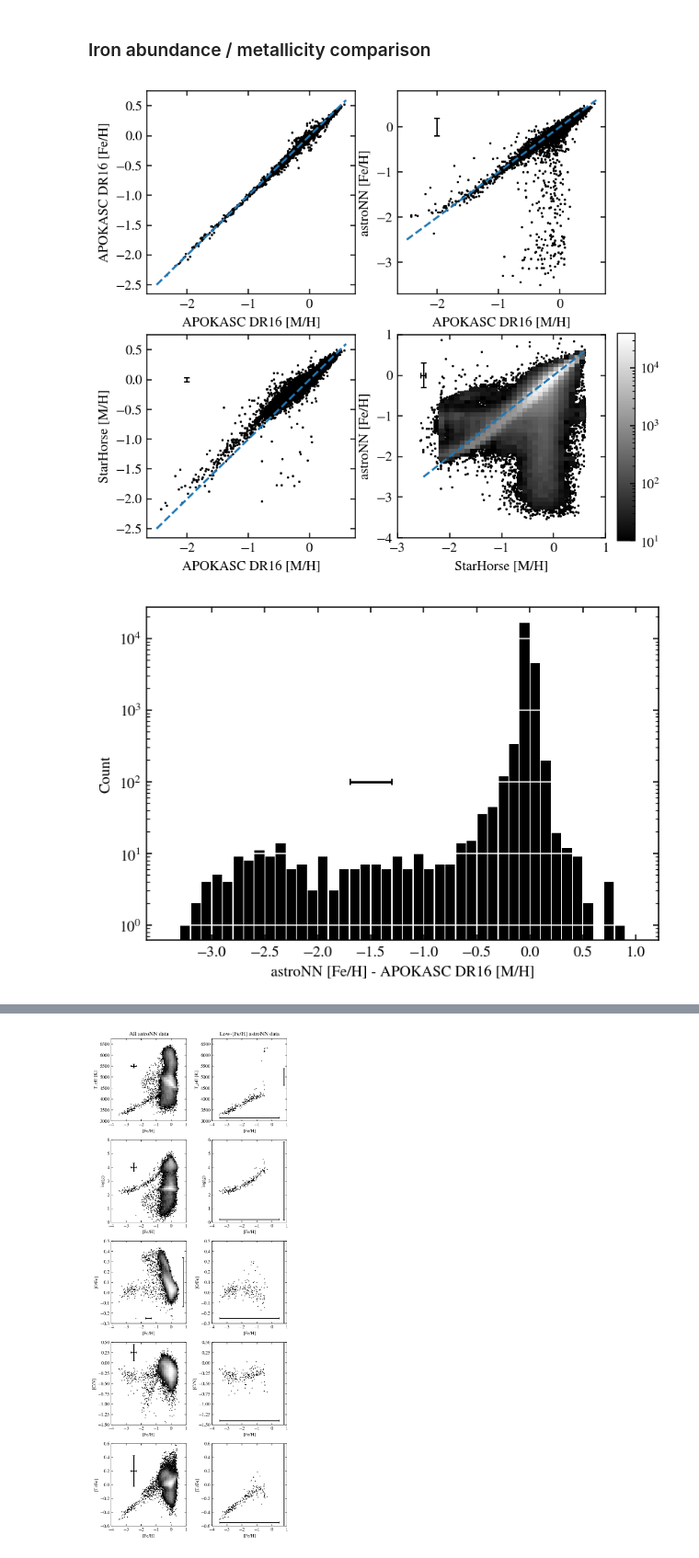
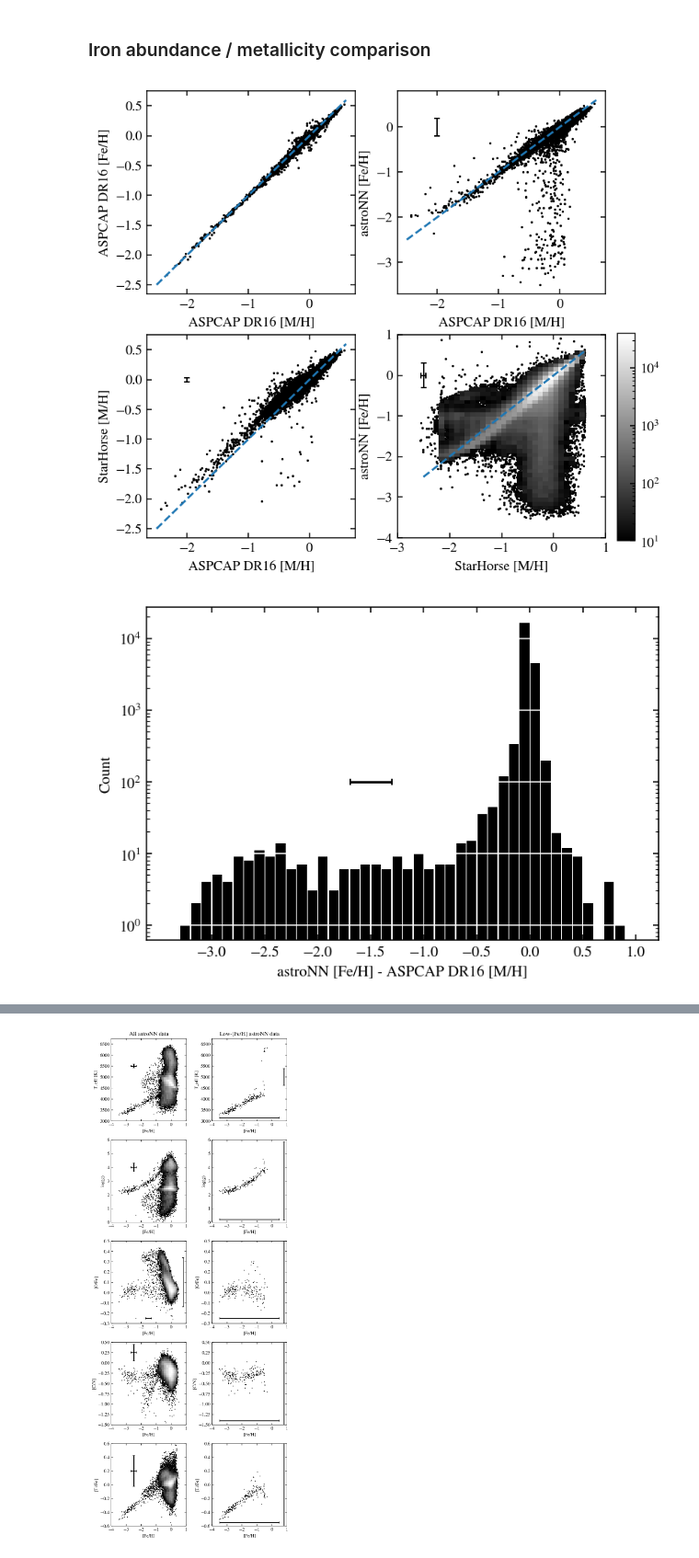
Before and after one commit to lodubay/first-year-project, a Jupyter notebook: compare_datasets.ipynb, the cells around one changed output, grey strips where cells are left out. Shown at 92% size. Saved outputs shown, nothing was run; the diff lists cells and outputs as text; code cells hidden in the pictures.

```diff
--- a/compare_datasets.ipynb
+++ b/compare_datasets.ipynb
@@ -66,7 +66,10 @@ apokasc_cols = ['2MASS_ID', #'LOC_ID',
                 'APOKASC2_AGE', 'APOKASC2_AGE_MERR',
                 'APOKASC2_AGE_PERR', 'DR16_ALP_M_COR', 'DR16_ALP_M_COR_ERR',
                 'DR16_FE_H', 'DR16_FE_H_ERR', 'DR16_M_H_COR',
-                'DR16_M_H_COR_ERR', 'DR16_O_FE', 'DR16_O_FE_ERR']
+                'DR16_M_H_COR_ERR', 'DR16_O_FE', 'DR16_O_FE_ERR',
+                'GAIA_PARALLAX_DR2', 'GAIA_PARALLAX_ERROR_DR2',
+                'GAIA_PHOT_G_MEAN_MAG_DR2', 'GAIA_PHOT_BP_MEAN_MAG_DR2',
+                'GAIA_PHOT_RP_MEAN_MAG_DR2', 'APOKASC2_AV']
 
 # astroNN DR17 catalog
 print('Importing astroNN DR17 catalog...')
@@ -360,8 +363,8 @@ metals = stellar_params[(pd.notna(stellar_params['DR16_M_H_COR'])) & (pd.notna(s
 ax.scatter(metals['DR16_M_H_COR'], metals['DR16_FE_H'], c='k', s=.5)
 # Reported errors are too small to be noticeable
 ax.plot([-2.5, 0.6], [-2.5, 0.6], linestyle='--')
-ax.set_xlabel('APOKASC DR16 [M/H]')
-ax.set_ylabel('APOKASC DR16 [Fe/H]')
+ax.set_xlabel('ASPCAP DR16 [M/H]')
+ax.set_ylabel('ASPCAP DR16 [Fe/H]')
 
 # APOKASC vs astroNN
 ax = axs[0, 1]
@@ -374,7 +377,7 @@ ax.errorbar(-2, 0,
             color='k', capsize=2, elinewidth=1)
 # Weirdos cut: APOKASC - astroNN >= 0.5
 # ax.plot([-0.7, 0.2], [-1.2, -0.3], linestyle='-', color='r')
-ax.set_xlabel('APOKASC DR16 [M/H]')
+ax.set_xlabel('ASPCAP DR16 [M/H]')
 ax.set_ylabel('astroNN [Fe/H]')
 
 # APOKASC vs StarHorse
@@ -383,35 +386,35 @@ metals = stellar_params[(pd.notna(stellar_params['STARHORSE_M_H'])) & (pd.notna(
 ax.scatter(metals['DR16_M_H_COR'], metals['STARHORSE_M_H'], c='k', s=.5)
 ax.plot([-2.5, 0.6], [-2.5, 0.6], linestyle='--')
 ax.errorbar(-2, 0,
 #             xerr=rms(metals['DR16_M_H_COR_ERR']),
             yerr=[[rms(metals['STARHORSE_M_H_MERR'])], [rms(metals['STARHORSE_M_H_PERR'])]],
             color='k', capsize=2, elinewidth=1)
-ax.set_xlabel('APOKASC DR16 [M/H]')
+ax.set_xlabel('ASPCAP DR16 [M/H]')
 ax.set_ylabel('StarHorse [M/H]')
 
 ax = axs[1, 1]
 metals = stellar_params[(pd.notna(stellar_params['ASTRONN_FE_H'])) & (pd.notna(stellar_params['STARHORSE_M_H']))].copy()
 metals.drop(metals[(metals['ASTRONN_FE_H'] < -4) | (metals['ASTRONN_FE_H'] > 1)].index, inplace=True)
 metals.drop(metals[metals['ASTRONN_FE_H_ERR'] > 5].index, inplace=True)
 ax.scatter(metals['STARHORSE_M_H'], metals['ASTRONN_FE_H'], c='k', s=.5)
 hist, xedges, yedges, im = ax.hist2d(metals['STARHORSE_M_H'], metals['ASTRONN_FE_H'],
                                      bins=[np.arange(-3, 1.1, 0.1), np.arange(-4, 1.1, 0.1)],
                                      cmap='gray', norm=colors.LogNorm(), cmin=10)
 ax.plot([-2.5, 0.6], [-2.5, 0.6], linestyle='--')
 ax.errorbar(-2.5, 0,
             xerr=[[rms(metals['STARHORSE_M_H_MERR'])], [rms(metals['STARHORSE_M_H_PERR'])]],
             yerr=rms(metals['ASTRONN_FE_H_ERR']),
             color='k', capsize=2, elinewidth=1)
 plt.subplots_adjust(right=0.9)
 cax = plt.axes([0.92, 0.12, 0.03, 0.35])
 cax.set_ylabel('Count')
 plt.colorbar(im, cax=cax)
 ax.set_xlabel('StarHorse [M/H]')
 ax.set_ylabel('astroNN [Fe/H]')
 
 plt.show()
 # %% [output]
-[figure, old version]
+[figure, new version]
 # %%
 # Isolate astroNN outliers
 metals = stellar_params[(pd.notna(stellar_params['ASTRONN_FE_H'])) & (pd.notna(stellar_params['DR16_M_H_COR']))].copy()
@@ -428,12 +431,12 @@ y, x, _ = ax.hist(fe_diff, color='k', bins=bins, rwidth=0.9)
 ax.errorbar(-1.5, 100, xerr=fe_diff_err, c='k', capsize=2)
 ax.grid(which='major', axis='y', color='w')
 ax.set_yscale('log')
-ax.set_xlabel('astroNN [Fe/H] - APOKASC DR16 [M/H]')
+ax.set_xlabel('astroNN [Fe/H] - ASPCAP DR16 [M/H]')
 ax.set_ylabel('Count')
 ax.set_xticks(np.arange(-3, 1.5, 0.5))
 plt.show()
 # %% [output]
-[figure, old version]
+[figure, new version]
 # %%
 # [Fe/H] vs Age for astroNN vs APOKASC
 
```
Also changed, not shown: parts of 5 cells of this notebook, 1 other file.
